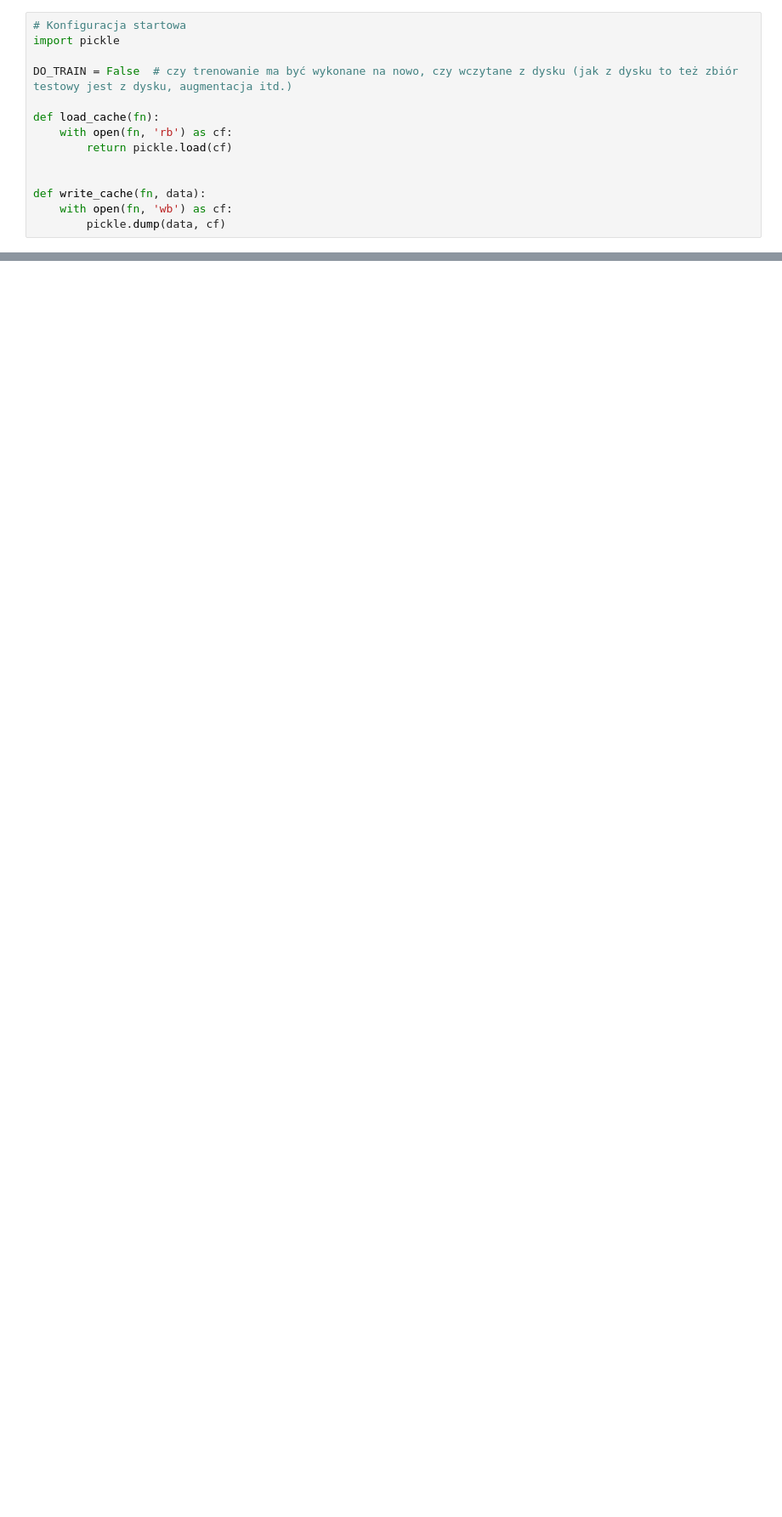
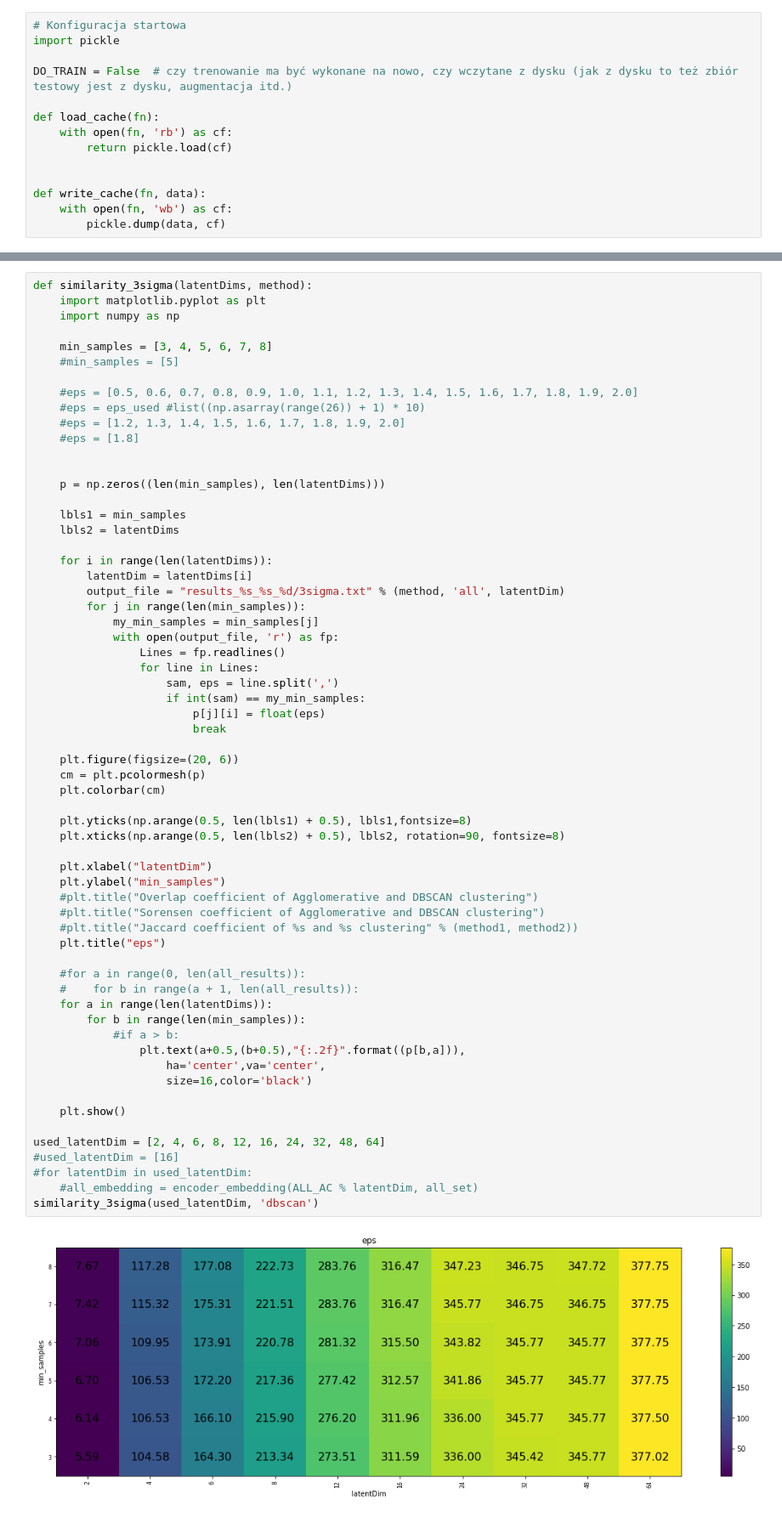
Before and after one commit to marp-science/credo-anomalies, a Jupyter notebook: thv2_04_train_and_generate_embedding_find_3sigma_table.ipynb, the cells around one changed output, grey strips where cells are left out. Shown at 85% size. Drawn from its saved outputs; the diff is of its cells as text; blank space fills up the shorter version.

```diff
--- a/thv2_04_train_and_generate_embedding_find_3sigma_table.ipynb
+++ b/thv2_04_train_and_generate_embedding_find_3sigma_table.ipynb
@@ -154,3 +154,67 @@ similarity_3sigma(used_latentDim, 'AgglomerativeClustering', 'AgglomerativeClust
 similarity_3sigma(used_latentDim, 'dbscan', 'AgglomerativeClustering')
 # %% [output]
 [figure]
+# %%
+def similarity_3sigma(latentDims, method):
+    import matplotlib.pyplot as plt
+    import numpy as np
+
+    min_samples = [3, 4, 5, 6, 7, 8]
+    #min_samples = [5]
+
+    #eps = [0.5, 0.6, 0.7, 0.8, 0.9, 1.0, 1.1, 1.2, 1.3, 1.4, 1.5, 1.6, 1.7, 1.8, 1.9, 2.0]
+    #eps = eps_used #list((np.asarray(range(26)) + 1) * 10)
+    #eps = [1.2, 1.3, 1.4, 1.5, 1.6, 1.7, 1.8, 1.9, 2.0]
+    #eps = [1.8]
+
+
+    p = np.zeros((len(min_samples), len(latentDims)))
+
+    lbls1 = min_samples
+    lbls2 = latentDims
+
+    for i in range(len(latentDims)):
+        latentDim = latentDims[i]
+        output_file = "results_%s_%s_%d/3sigma.txt" % (method, 'all', latentDim)
+        for j in range(len(min_samples)):
+            my_min_samples = min_samples[j]
+            with open(output_file, 'r') as fp:
+                Lines = fp.readlines()
+                for line in Lines:
+                    sam, eps = line.split(',')
+                    if int(sam) == my_min_samples:
+                        p[j][i] = float(eps)
+                        break
+
+    plt.figure(figsize=(20, 6))
+    cm = plt.pcolormesh(p)
+    plt.colorbar(cm)
+
+    plt.yticks(np.arange(0.5, len(lbls1) + 0.5), lbls1,fontsize=8)
+    plt.xticks(np.arange(0.5, len(lbls2) + 0.5), lbls2, rotation=90, fontsize=8)
+
+    plt.xlabel("latentDim")
+    plt.ylabel("min_samples")
+    #plt.title("Overlap coefficient of Agglomerative and DBSCAN clustering")
+    #plt.title("Sorensen coefficient of Agglomerative and DBSCAN clustering")
+    #plt.title("Jaccard coefficient of %s and %s clustering" % (method1, method2))
+    plt.title("eps")
+
+    #for a in range(0, len(all_results)):
+    #    for b in range(a + 1, len(all_results)):
+    for a in range(len(latentDims)):
+        for b in range(len(min_samples)):
+            #if a > b:
+                plt.text(a+0.5,(b+0.5),"{:.2f}".format((p[b,a])),
+                    ha='center',va='center',
+                    size=16,color='black')
+
+    plt.show()
+
+used_latentDim = [2, 4, 6, 8, 12, 16, 24, 32, 48, 64]
+#used_latentDim = [16]
+#for latentDim in used_latentDim:
+    #all_embedding = encoder_embedding(ALL_AC % latentDim, all_set)
+similarity_3sigma(used_latentDim, 'dbscan')
+# %% [output]
+[figure, added]
```
Also changed, not shown: parts of 2 cells of this notebook.
